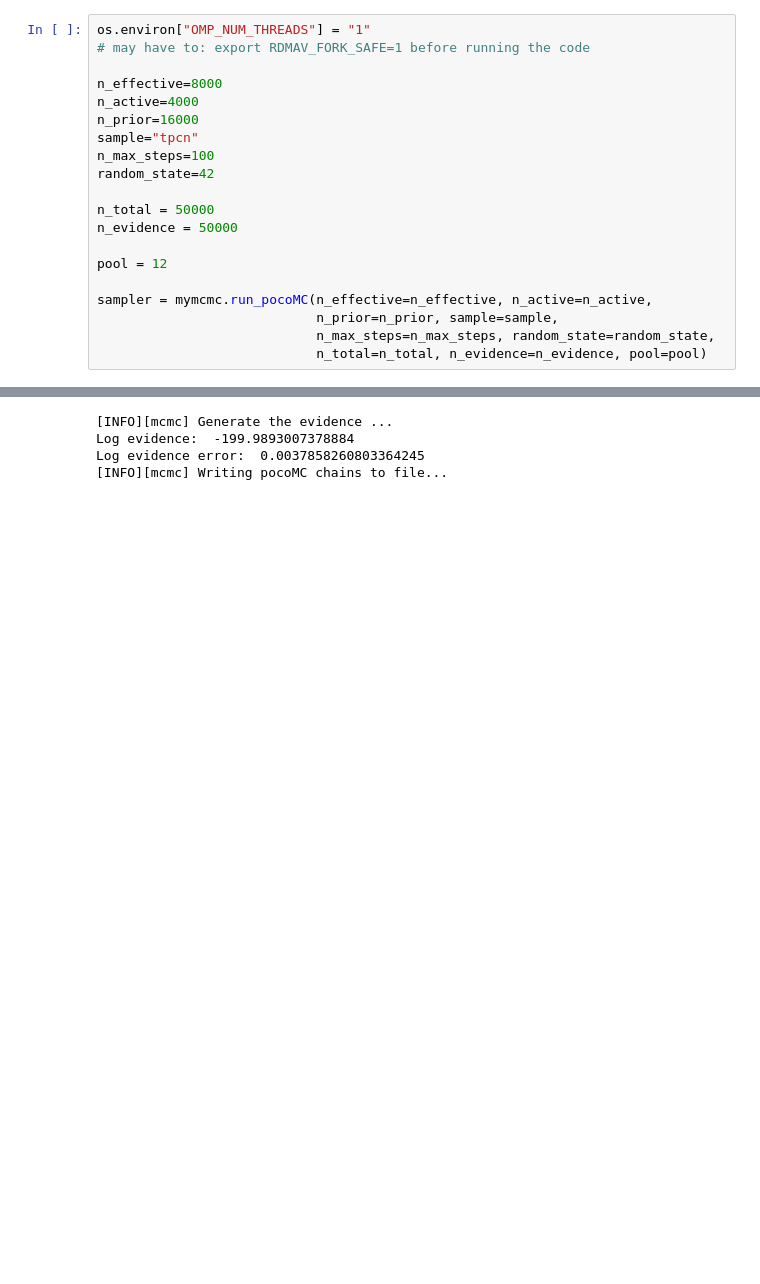
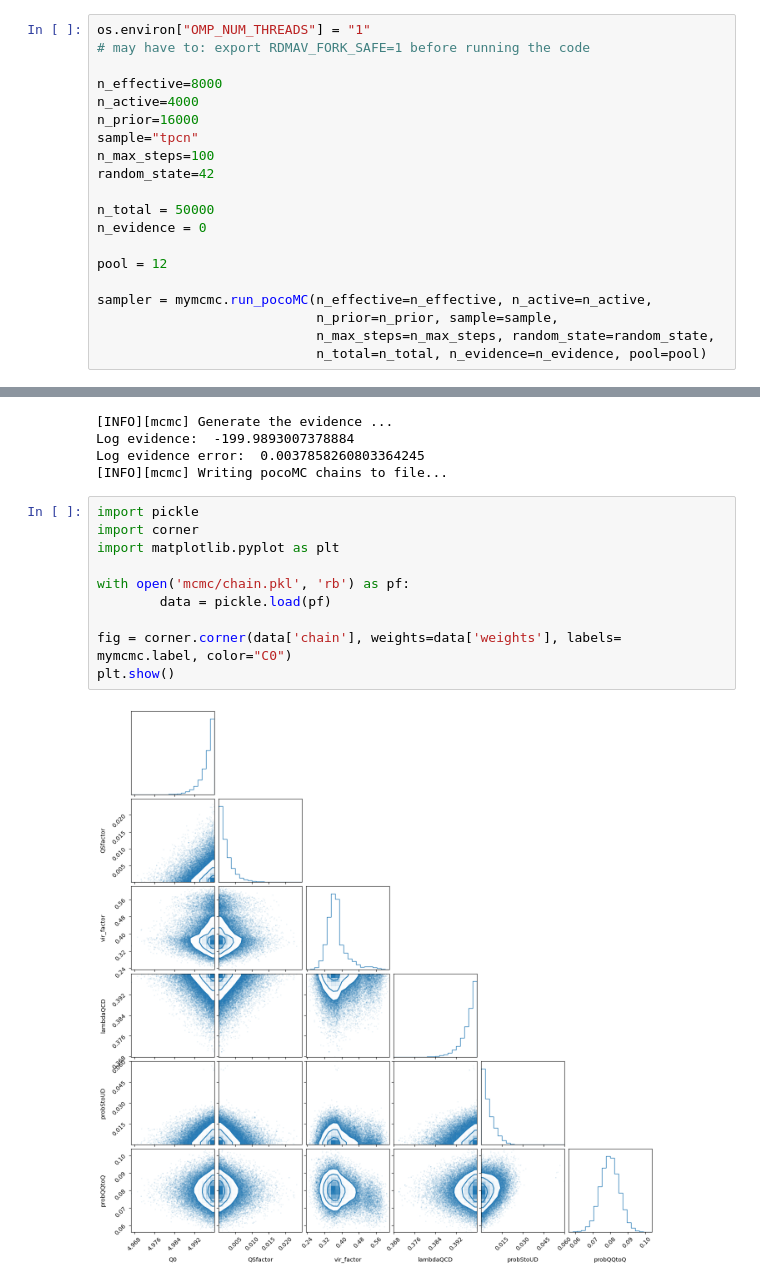
Before and after one commit to cparker24/Bayes-Tune, a Jupyter notebook: RunBayesianAnalysis.ipynb, the cells around one changed output, grey strips where cells are left out. Cells and saved outputs as stored; diff of their text form; blank space fills up the shorter version.

Commit message:
adding posterior plot

```diff
--- a/RunBayesianAnalysis.ipynb
+++ b/RunBayesianAnalysis.ipynb
@@ -41,7 +41,7 @@ n_max_steps=100
 random_state=42
 
 n_total = 50000
-n_evidence = 50000
+n_evidence = 0
 
 pool = 12
 
@@ -58,3 +58,15 @@ Iter: 40it [55:28, 83.22s/it, beta=1, calls=702000, ESS=49279, logZ=-200, logP=-
 Log evidence:  -199.9893007378884
 Log evidence error:  0.0037858260803364245
 [INFO][mcmc] Writing pocoMC chains to file...
+# %%
+import pickle
+import corner
+import matplotlib.pyplot as plt
+
+with open('mcmc/chain.pkl', 'rb') as pf:
+        data = pickle.load(pf)
+
+fig = corner.corner(data['chain'], weights=data['weights'], labels= mymcmc.label, color="C0")
+plt.show()
+# %% [output]
+[figure, added]
```
